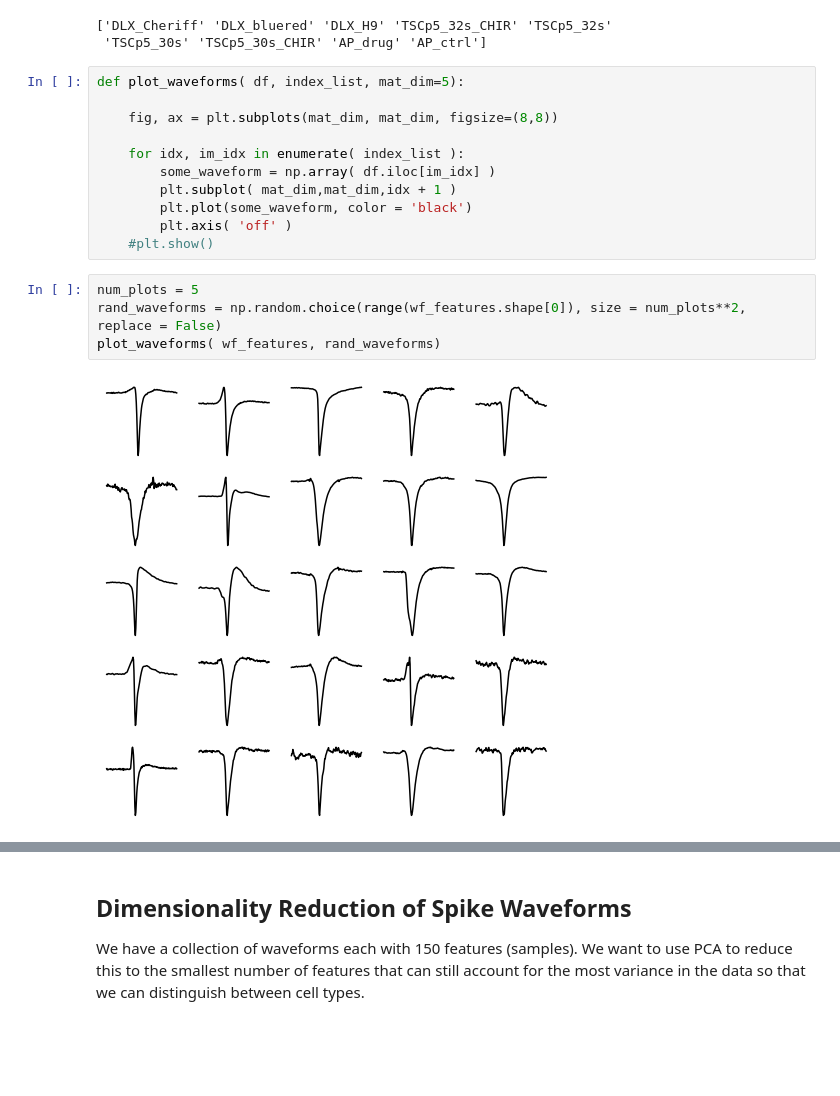
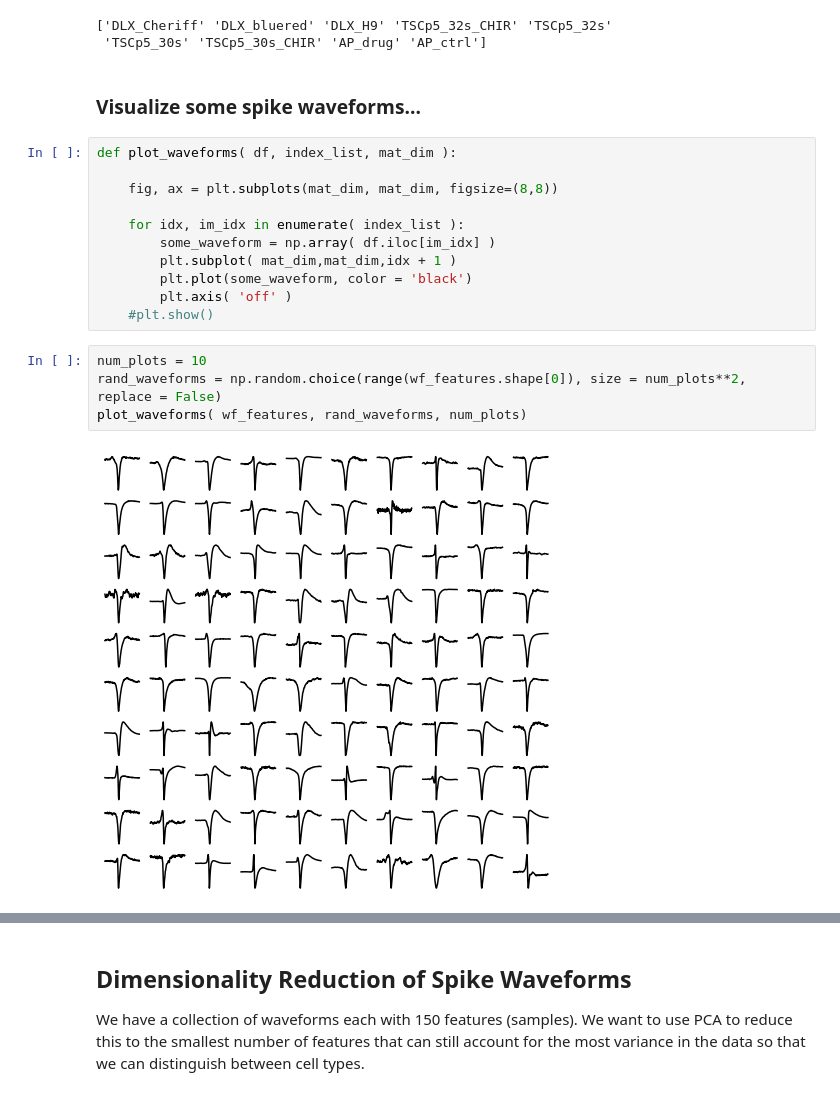
Before and after one commit to SmilodonCub/DS4VS, a Jupyter notebook: Week12/DS4VS_week12_PCA.ipynb, the cells around one changed output, grey strips where cells are left out. Drawn from its saved outputs; the diff is of its cells as text; blank space fills up the shorter version.

```diff
--- a/Week12/DS4VS_week12_PCA.ipynb
+++ b/Week12/DS4VS_week12_PCA.ipynb
@@ -118,8 +128,10 @@ print( organoids )
 # %% [output]
 ['DLX_Cheriff' 'DLX_bluered' 'DLX_H9' 'TSCp5_32s_CHIR' 'TSCp5_32s'
  'TSCp5_30s' 'TSCp5_30s_CHIR' 'AP_drug' 'AP_ctrl']
+# %% [markdown]
+### Visualize some spike waveforms...
 # %%
-def plot_waveforms( df, index_list, mat_dim=5):
+def plot_waveforms( df, index_list, mat_dim ):
 
     fig, ax = plt.subplots(mat_dim, mat_dim, figsize=(8,8))
 
@@ -130,10 +142,10 @@ def plot_waveforms( df, index_list, mat_dim=5):
         plt.axis( 'off' )
     #plt.show()
 # %%
-num_plots = 5
+num_plots = 10
 rand_waveforms = np.random.choice(range(wf_features.shape[0]), size = num_plots**2, replace = False)
-plot_waveforms( wf_features, rand_waveforms)
+plot_waveforms( wf_features, rand_waveforms, num_plots)
 # %% [output]
-[figure, old version]
+[figure, new version]
 # %%
 # plot similar waveforms
```
Also changed, not shown: parts of 9 cells of this notebook.
